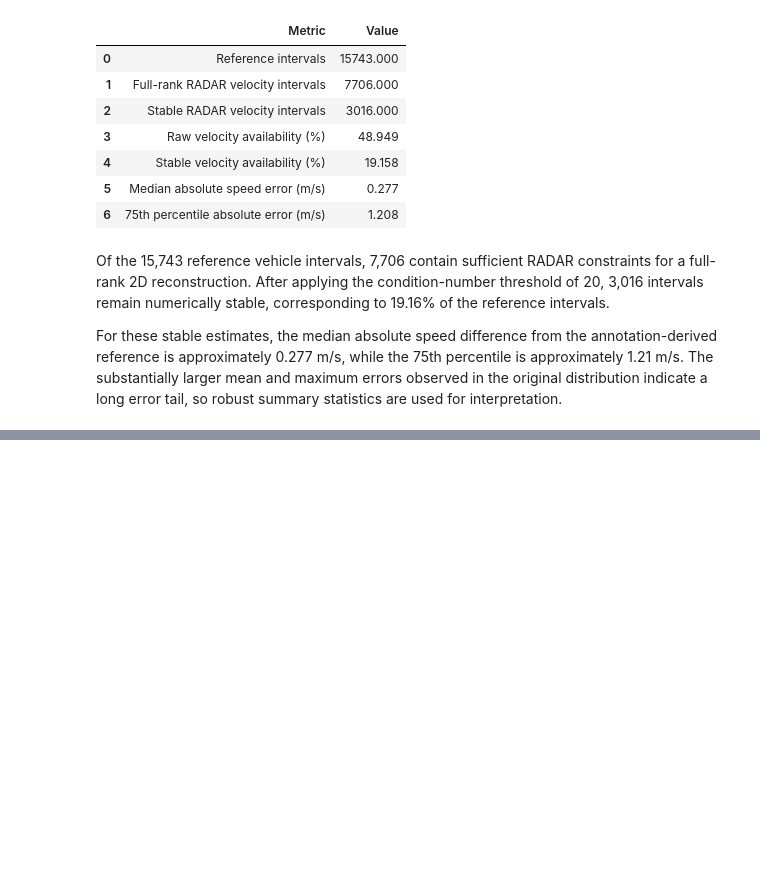
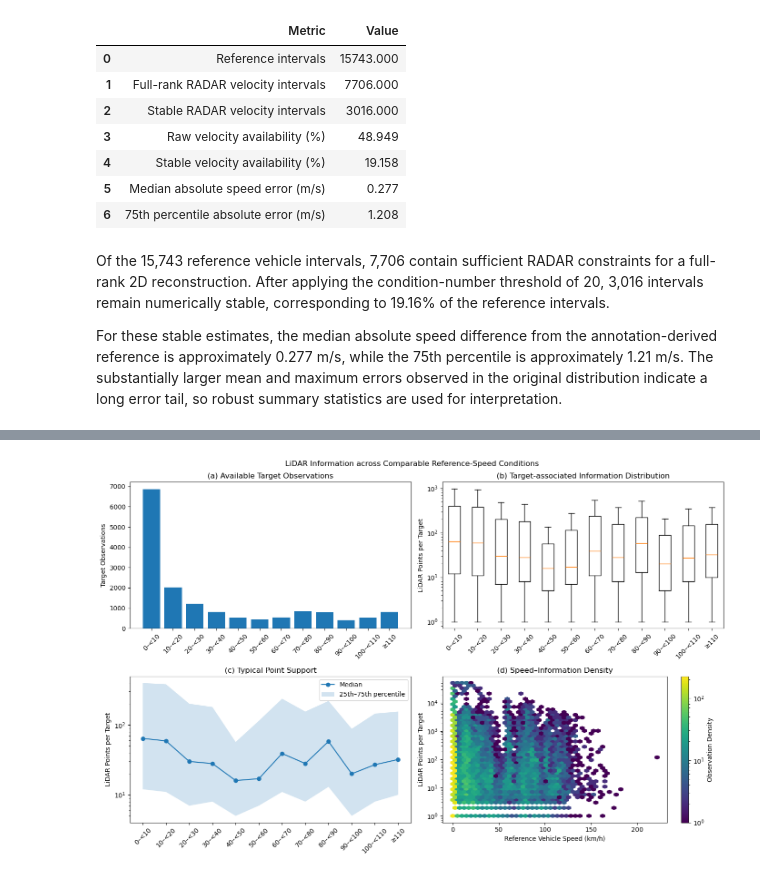
Before and after one commit to lailaamin70/Boeing-RADAR-Autonomous-, a Jupyter notebook: velocity_efficiency_report.ipynb, the cells around one changed output, grey strips where cells are left out. Cells and saved outputs as stored; diff of their text form; code cells hidden in the pictures; blank space fills up the shorter version.

```diff
--- a/velocity_efficiency_report.ipynb
+++ b/velocity_efficiency_report.ipynb
@@ -607,0 +737,20 @@ Overall, the main limitation of RADAR in this dataset is therefore not the absen
+# %%
+lidar_speed_df = matched_lidar_df.copy()
+lidar_speed_df["speed_2d_kmh"] = lidar_speed_df["speed_2d_mps"] * 3.6
+
+lidar_speed_df["speed_range_kmh"] = pd.cut(
+    lidar_speed_df["speed_2d_kmh"],
+    bins=speed_bins,
+    labels=speed_labels,
+    right=False,
+    include_lowest=True,
+)
+
+lidar_speed_summary = lidar_speed_df.groupby("speed_range_kmh", observed=False).agg(
+    Target_Observations=("annotation_token", "size"),
+    Median_LiDAR_Points=("lidar_point_count", "median"),
+    P25_LiDAR_Points=("lidar_point_count", lambda x: x.quantile(0.25)),
+    P75_LiDAR_Points=("lidar_point_count", lambda x: x.quantile(0.75)),
+)
+
+display(lidar_speed_summary.round(2))
@@ -607,0 +772,73 @@ Overall, the main limitation of RADAR in this dataset is therefore not the absen
+# %%
+fig, axes = plt.subplots(2, 2, figsize=(14, 9))
+
+speed_categories = lidar_speed_df["speed_range_kmh"].cat.categories
+x_labels = [str(x) for x in speed_categories]
+plot_summary = lidar_speed_summary.reset_index()
+
+# (a) Number of observations
+axes[0, 0].bar(x_labels, plot_summary["Target_Observations"])
+axes[0, 0].set_ylabel("Target Observations")
+axes[0, 0].set_title("(a) Available Target Observations")
+
+# (b) Point-support distributions
+point_data = [
+    lidar_speed_df.loc[
+        lidar_speed_df["speed_range_kmh"] == speed_range, "lidar_point_count"
+    ].dropna()
+    for speed_range in speed_categories
+]
+
+axes[0, 1].boxplot(point_data, labels=x_labels, showfliers=False)
+axes[0, 1].set_yscale("log")
+axes[0, 1].set_ylabel("LiDAR Points per Target")
+axes[0, 1].set_title("(b) Target-associated Information Distribution")
+
+# (c) Median and interquartile range
+x = np.arange(len(plot_summary))
+
+axes[1, 0].plot(
+    x,
+    plot_summary["Median_LiDAR_Points"],
+    marker="o",
+    label="Median",
+)
+
+axes[1, 0].fill_between(
+    x,
+    plot_summary["P25_LiDAR_Points"],
+    plot_summary["P75_LiDAR_Points"],
+    alpha=0.2,
+    label="25th–75th percentile",
+)
+
+axes[1, 0].set_yscale("log")
+axes[1, 0].set_xticks(x)
+axes[1, 0].set_xticklabels(x_labels, rotation=45)
+axes[1, 0].set_ylabel("LiDAR Points per Target")
+axes[1, 0].set_title("(c) Typical Point Support")
+axes[1, 0].legend()
+
+# (d) Continuous speed–information relationship
+hb = axes[1, 1].hexbin(
+    lidar_speed_df["speed_2d_kmh"],
+    lidar_speed_df["lidar_point_count"],
+    gridsize=45,
+    yscale="log",
+    bins="log",
+    mincnt=1,
+)
+
+axes[1, 1].set_xlabel("Reference Vehicle Speed (km/h)")
+axes[1, 1].set_ylabel("LiDAR Points per Target")
+axes[1, 1].set_title("(d) Speed–Information Density")
+fig.colorbar(hb, ax=axes[1, 1], label="Observation Density")
+
+for ax in axes[0]:
+    ax.tick_params(axis="x", rotation=45)
+
+fig.suptitle("LiDAR Information across Comparable Reference-Speed Conditions")
+plt.tight_layout()
+plt.show()
+# %% [output]
+[figure, added]
```
Also changed, not shown: parts of 72 cells of this notebook, 3 other files.
